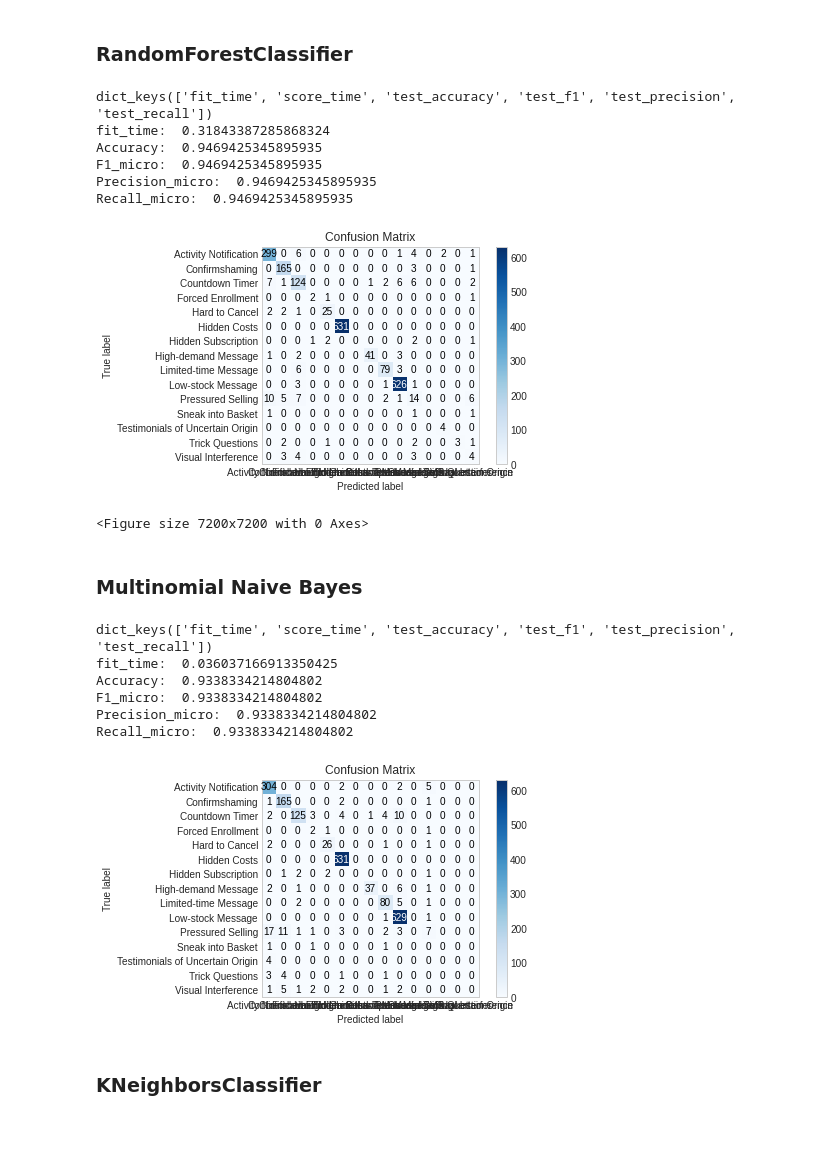
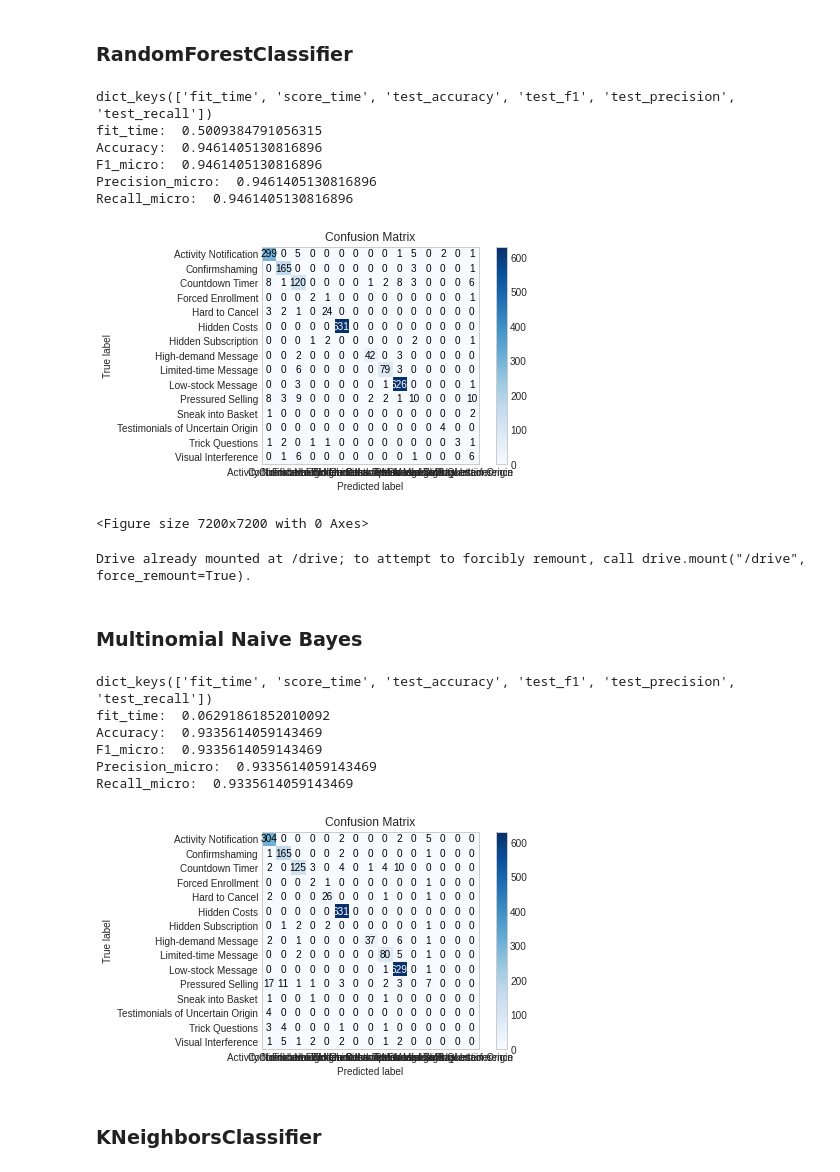
Before and after one commit to Everysimo/DarkPattern_Thesis, a Jupyter notebook: DarkPattern_Classifier.ipynb, the cells around one changed output. Cells and saved outputs as stored; diff of their text form; code cells hidden in the pictures; blank space fills up the shorter version.

```diff
--- a/DarkPattern_Classifier.ipynb
+++ b/DarkPattern_Classifier.ipynb
@@ -181,9 +203,11 @@ import scikitplot as skplt
 
 from sklearn.model_selection import cross_val_predict
 
-
 import warnings
 warnings.filterwarnings('always')  # "error", "ignore", "always", "default", "module" or "once"
+
+import csv
+from google.colab import drive
 
 #Scelta variabile dipendente (y) e indipendenti (X)
 X = df['Pattern String']
@@ -197,43 +221,55 @@ X, y = ros.fit_resample(X,y)
 
 #Usiamo una Pipeline per automatizzare i vari setp
 steps = [
          ('vect', vectorizer),
          ('over', RandomOverSampler(sampling_strategy='minority')),
          ('tfidf', TfidfTransformer()),
          ('clf', RandomForestClassifier())]
 pipeline = Pipeline(steps=steps)
 
 # evaluate pipeline
-cv = RepeatedStratifiedKFold(n_splits=3, n_repeats=10,random_state=42)
+cv = RepeatedStratifiedKFold(n_splits=3, n_repeats=50,random_state=42)
 
 scoring = {'accuracy': 'accuracy',
            'f1': 'f1_micro',
            'precision': 'precision_micro',
            'recall': 'recall_micro'}
 scores = cross_validate(pipeline, X.flatten(), y, scoring=scoring, cv=cv)
 print(scores.keys())
 print("fit_time: ",np.mean(scores['fit_time']))
 print("Accuracy: ",np.mean(scores['test_accuracy']))
 print("F1_micro: ",np.mean(scores['test_f1']))
 print("Precision_micro: ",np.mean(scores['test_precision']))
 print("Recall_micro: ",np.mean(scores['test_recall']))
 
 predictions = cross_val_predict(pipeline, X.flatten(), y,cv=StratifiedKFold(n_splits=3))
 
-X = vectorizer.fit_transform(X.flatten())
-
 skplt.metrics.plot_confusion_matrix(y, predictions)
 plt.figure(figsize=(100,100))
 plt.show()
+
+drive.mount('/drive')
+with open('/drive/My Drive/Colab Notebooks/DarkPatternThesis/RandomForestPredictions.csv', 'w') as f:
+    # create the csv writer
+    writer = csv.writer(f)
+
+    # write a row to the csv file
+    writer.writerow(["Input String","Expected Value","Predicted Value"])
+
+    i = 0
+    for p in predictions:
+      writer.writerow([X[i],[y[i]],[p]])
+      i = i+1
 # %% [output]
 dict_keys(['fit_time', 'score_time', 'test_accuracy', 'test_f1', 'test_precision', 'test_recall'])
-fit_time:  0.31843387285868324
-Accuracy:  0.9469425345895935
-F1_micro:  0.9469425345895935
-Precision_micro:  0.9469425345895935
-Recall_micro:  0.9469425345895935
+fit_time:  0.5009384791056315
+Accuracy:  0.9461405130816896
+F1_micro:  0.9461405130816896
+Precision_micro:  0.9461405130816896
+Recall_micro:  0.9461405130816896
-[figure, old version]
+[figure, new version]
 <Figure size 7200x7200 with 0 Axes>
+Drive already mounted at /drive; to attempt to forcibly remount, call drive.mount("/drive", force_remount=True).
 # %% [markdown]
 ### Multinomial Naive Bayes
 # %%
@@ -257,7 +293,7 @@ steps = [
 pipeline = Pipeline(steps=steps)
 
 # evaluate pipeline
-cv = RepeatedStratifiedKFold(n_splits=3, n_repeats=10,random_state=42)
+cv = RepeatedStratifiedKFold(n_splits=3, n_repeats=50,random_state=42)
 
 scoring = {'accuracy': 'accuracy',
            'f1': 'f1_micro',
@@ -274,17 +310,27 @@ print("Recall_micro: ",np.mean(scores['test_recall']))
 
 predictions = cross_val_predict(pipeline, X.flatten(), y,cv=StratifiedKFold(n_splits=3))
 
-X = vectorizer.fit_transform(X.flatten())
-
 skplt.metrics.plot_confusion_matrix(y, predictions)
 plt.show()
+
+with open('/drive/My Drive/Colab Notebooks/DarkPatternThesis/MultinomialNaiveBayesPredictions.csv', 'w') as f:
+    # create the csv writer
+    writer = csv.writer(f)
+
+    # write a row to the csv file
+    writer.writerow(["Input String","Expected Value","Predicted Value"])
+
+    i = 0
+    for p in predictions:
+      writer.writerow([X[i],[y[i]],[p]])
+      i = i+1
 # %% [output]
 dict_keys(['fit_time', 'score_time', 'test_accuracy', 'test_f1', 'test_precision', 'test_recall'])
-fit_time:  0.036037166913350425
-Accuracy:  0.9338334214804802
-F1_micro:  0.9338334214804802
-Precision_micro:  0.9338334214804802
-Recall_micro:  0.9338334214804802
+fit_time:  0.06291861852010092
+Accuracy:  0.9335614059143469
+F1_micro:  0.9335614059143469
+Precision_micro:  0.9335614059143469
+Recall_micro:  0.9335614059143469
 [figure]
 # %% [markdown]
 ### KNeighborsClassifier
```
Also changed, not shown: parts of 5 cells of this notebook.
